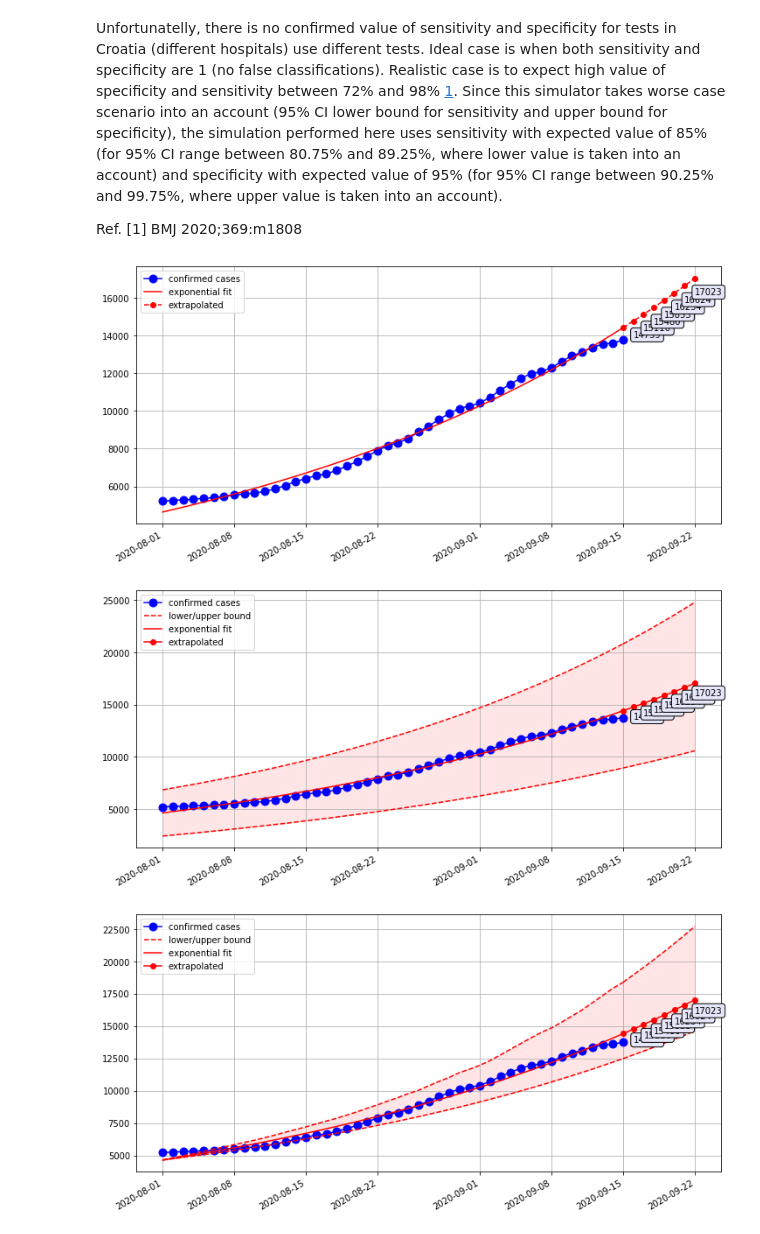
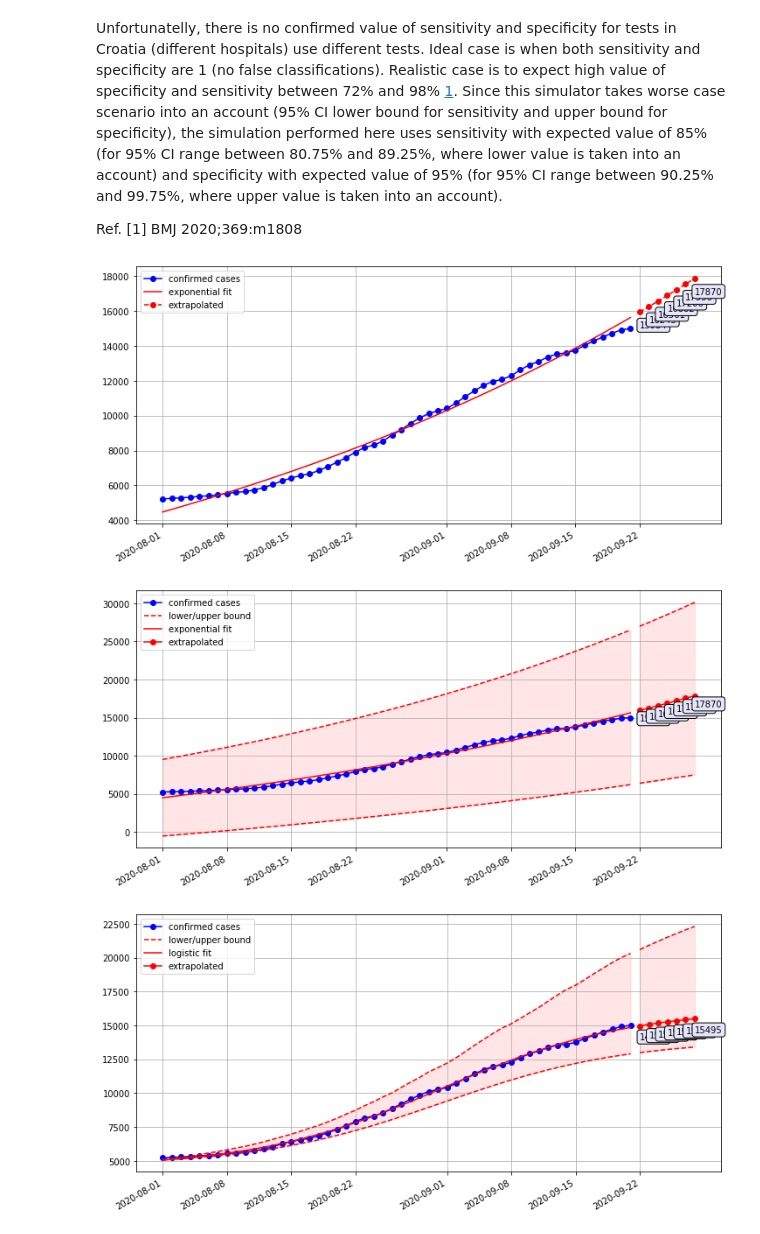
Before and after one commit to akapet00/coropy, a Jupyter notebook: sandbox/02-Second-Wave-Curve-Fitting.ipynb, the cells around one changed output. Saved outputs shown, nothing was run; the diff lists cells and outputs as text; code cells hidden in the pictures.

Commit message:
rerun all simulations using new data and freshly installed package

```diff
--- a/sandbox/02-Second-Wave-Curve-Fitting.ipynb
+++ b/sandbox/02-Second-Wave-Curve-Fitting.ipynb
@@ -105,34 +101,38 @@ Unfortunatelly, there is no confirmed value of sensitivity and specificity for t
 
 Ref.
 [1] BMJ 2020;369:m1808
+# %%
+simulate.initial_growth(
+    function='exponential',
+    eff_date=eff_date,
+    confirmed_cases=confirmed_cases,
+    normalize_data=True,
+    n_days=n_days,
+)
+# %% [output]
+[figure, added]
+# %%
+simulate.initial_growth(
+    function='exponential',
+    eff_date=eff_date,
+    confirmed_cases=confirmed_cases,
+    normalize_data=True,
+    n_days=n_days,
+    plot_confidence_intervals=True,
+)
+# %% [output]
+[figure, added]
 # %%
 simulate.initial_growth(
-    function='exponential',
+    function='logistic',
     eff_date=eff_date,
     confirmed_cases=confirmed_cases,
-    normalize_data=False,
-    n_days=n_days)
-
-simulate.initial_growth(
-    function='exponential',
-    eff_date=eff_date,
-    confirmed_cases=confirmed_cases,
-    normalize_data=False,
-    n_days=n_days,
-    plot_confidence_intervals=True)
-
-simulate.initial_growth(
-    function='exponential',
-    eff_date=eff_date,
-    confirmed_cases=confirmed_cases,
-    normalize_data=False,
+    normalize_data=True,
     n_days=n_days,
     plot_confidence_intervals=True,
     sensitivity=0.85,
     specificity=0.95,
     ci_level=95,
     daily_tests=daily_tests)
 # %% [output]
-[figure, old version]
+[figure, new version]
-[figure, removed]
-[figure, removed]
```
Also changed, not shown: parts of 4 cells of this notebook, 6 other files.
